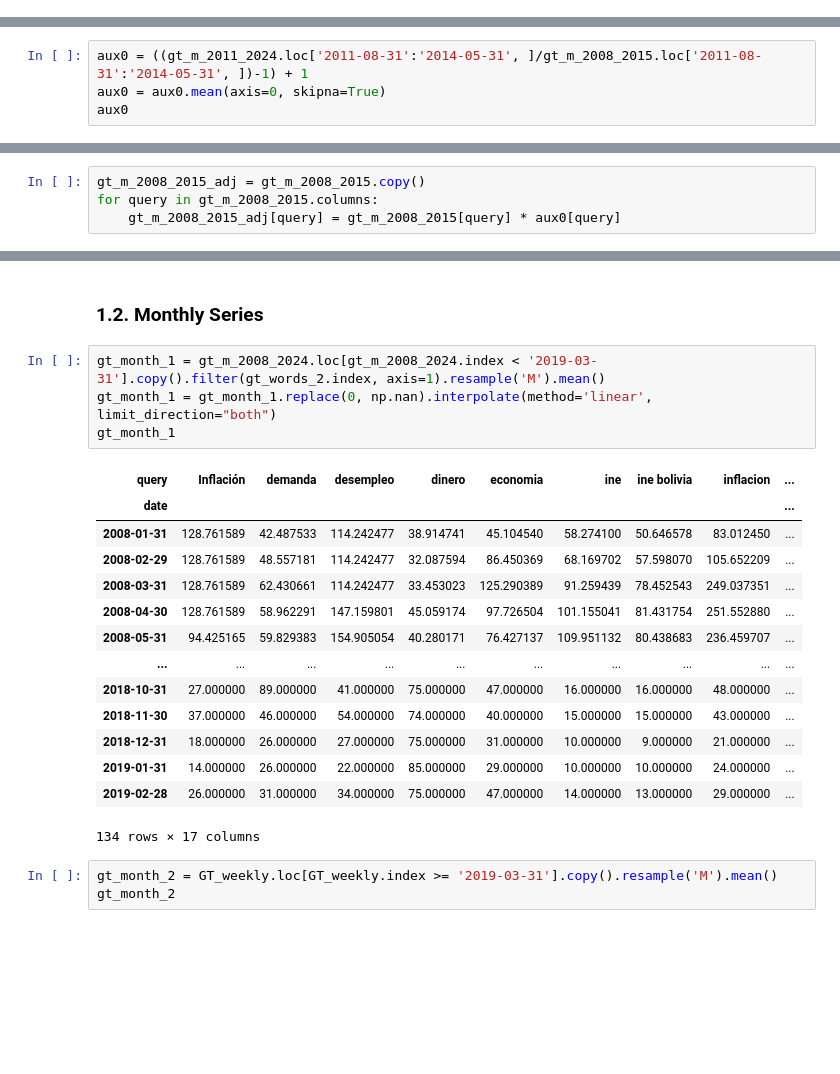
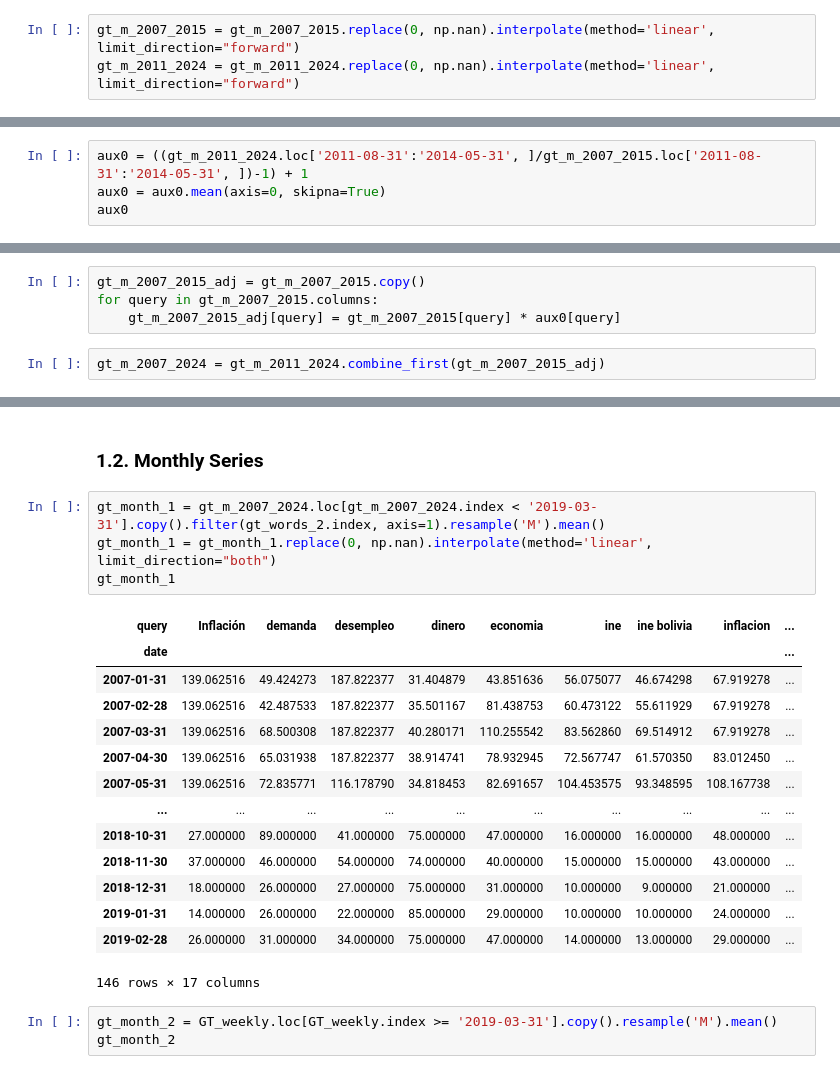
Before and after one commit to osmarbolivar/High-Freq-Inflation-Forecast-2SML, a Jupyter notebook: Data_preprocess.ipynb, the cells around one changed output, grey strips where cells are left out. Cells and saved outputs as stored; diff of their text form; blank space fills up the shorter version.

```diff
--- a/Data_preprocess.ipynb
+++ b/Data_preprocess.ipynb
@@ -31,2 +52,5 @@ gt_w_2023_2024 = pd.pivot_table(gt_w_2023_2024, index=gt_w_2023_2024.index, colu
+# %%
+gt_m_2007_2015 = gt_m_2007_2015.replace(0, np.nan).interpolate(method='linear', limit_direction="forward")
+gt_m_2011_2024 = gt_m_2011_2024.replace(0, np.nan).interpolate(method='linear', limit_direction="forward")
 # %%
 fig = go.Figure()
@@ -44,7 +68,7 @@ fig.update_layout(
 )
 fig.show()
 # %%
-aux0 = ((gt_m_2011_2024.loc['2011-08-31':'2014-05-31', ]/gt_m_2008_2015.loc['2011-08-31':'2014-05-31', ])-1) + 1
+aux0 = ((gt_m_2011_2024.loc['2011-08-31':'2014-05-31', ]/gt_m_2007_2015.loc['2011-08-31':'2014-05-31', ])-1) + 1
 aux0 = aux0.mean(axis=0, skipna=True)
 aux0
 # %% [output]
@@ -64,6 +88,8 @@ Length: 63, dtype: float64
 # %%
-gt_m_2008_2015_adj = gt_m_2008_2015.copy()
-for query in gt_m_2008_2015.columns:
-    gt_m_2008_2015_adj[query] = gt_m_2008_2015[query] * aux0[query]
+gt_m_2007_2015_adj = gt_m_2007_2015.copy()
+for query in gt_m_2007_2015.columns:
+    gt_m_2007_2015_adj[query] = gt_m_2007_2015[query] * aux0[query]
+# %%
+gt_m_2007_2024 = gt_m_2011_2024.combine_first(gt_m_2007_2015_adj)
 # %%
 fig = go.Figure()
@@ -278,24 +285,24 @@ fig.show()
 # %% [markdown]
 ### **1.2. Monthly Series**
 # %%
-gt_month_1 = gt_m_2008_2024.loc[gt_m_2008_2024.index < '2019-03-31'].copy().filter(gt_words_2.index, axis=1).resample('M').mean()
+gt_month_1 = gt_m_2007_2024.loc[gt_m_2007_2024.index < '2019-03-31'].copy().filter(gt_words_2.index, axis=1).resample('M').mean()
 gt_month_1 = gt_month_1.replace(0, np.nan).interpolate(method='linear', limit_direction="both")
 gt_month_1
 # %% [output]
 | query | Inflación | demanda | desempleo | dinero | economia | ine | ine bolivia | inflacion | ... |
 | date |  |  |  |  |  |  |  |  | ... |
-| 2008-01-31 | 128.761589 | 42.487533 | 114.242477 | 38.914741 | 45.104540 | 58.274100 | 50.646578 | 83.012450 | ... |
-| 2008-02-29 | 128.761589 | 48.557181 | 114.242477 | 32.087594 | 86.450369 | 68.169702 | 57.598070 | 105.652209 | ... |
-| 2008-03-31 | 128.761589 | 62.430661 | 114.242477 | 33.453023 | 125.290389 | 91.259439 | 78.452543 | 249.037351 | ... |
-| 2008-04-30 | 128.761589 | 58.962291 | 147.159801 | 45.059174 | 97.726504 | 101.155041 | 81.431754 | 251.552880 | ... |
-| 2008-05-31 | 94.425165 | 59.829383 | 154.905054 | 40.280171 | 76.427137 | 109.951132 | 80.438683 | 236.459707 | ... |
+| 2007-01-31 | 139.062516 | 49.424273 | 187.822377 | 31.404879 | 43.851636 | 56.075077 | 46.674298 | 67.919278 | ... |
+| 2007-02-28 | 139.062516 | 42.487533 | 187.822377 | 35.501167 | 81.438753 | 60.473122 | 55.611929 | 67.919278 | ... |
+| 2007-03-31 | 139.062516 | 68.500308 | 187.822377 | 40.280171 | 110.255542 | 83.562860 | 69.514912 | 67.919278 | ... |
+| 2007-04-30 | 139.062516 | 65.031938 | 187.822377 | 38.914741 | 78.932945 | 72.567747 | 61.570350 | 83.012450 | ... |
+| 2007-05-31 | 139.062516 | 72.835771 | 116.178790 | 34.818453 | 82.691657 | 104.453575 | 93.348595 | 108.167738 | ... |
 | ... | ... | ... | ... | ... | ... | ... | ... | ... | ... |
 | 2018-10-31 | 27.000000 | 89.000000 | 41.000000 | 75.000000 | 47.000000 | 16.000000 | 16.000000 | 48.000000 | ... |
 | 2018-11-30 | 37.000000 | 46.000000 | 54.000000 | 74.000000 | 40.000000 | 15.000000 | 15.000000 | 43.000000 | ... |
 | 2018-12-31 | 18.000000 | 26.000000 | 27.000000 | 75.000000 | 31.000000 | 10.000000 | 9.000000 | 21.000000 | ... |
 | 2019-01-31 | 14.000000 | 26.000000 | 22.000000 | 85.000000 | 29.000000 | 10.000000 | 10.000000 | 24.000000 | ... |
 | 2019-02-28 | 26.000000 | 31.000000 | 34.000000 | 75.000000 | 47.000000 | 14.000000 | 13.000000 | 29.000000 | ... |
-134 rows × 17 columns
+146 rows × 17 columns
 # %%
 gt_month_2 = GT_weekly.loc[GT_weekly.index >= '2019-03-31'].copy().resample('M').mean()
 gt_month_2
```
Also changed, not shown: parts of 13 cells of this notebook.
